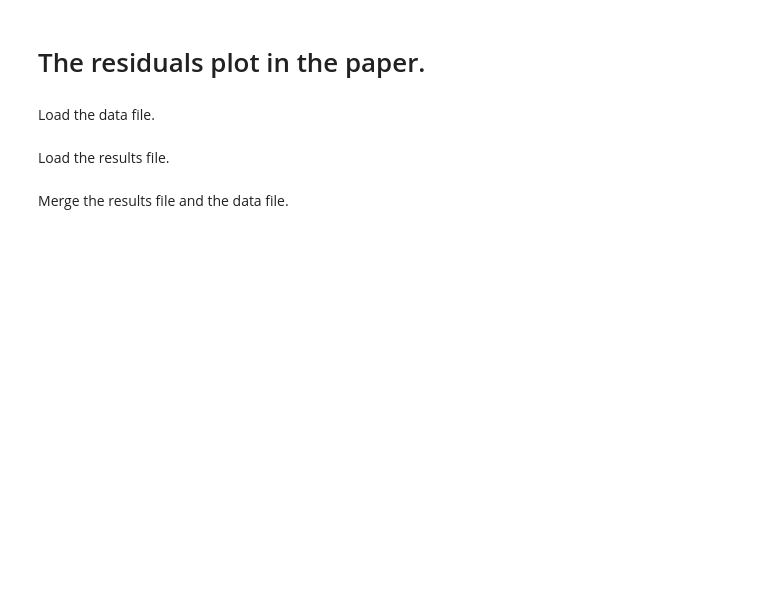
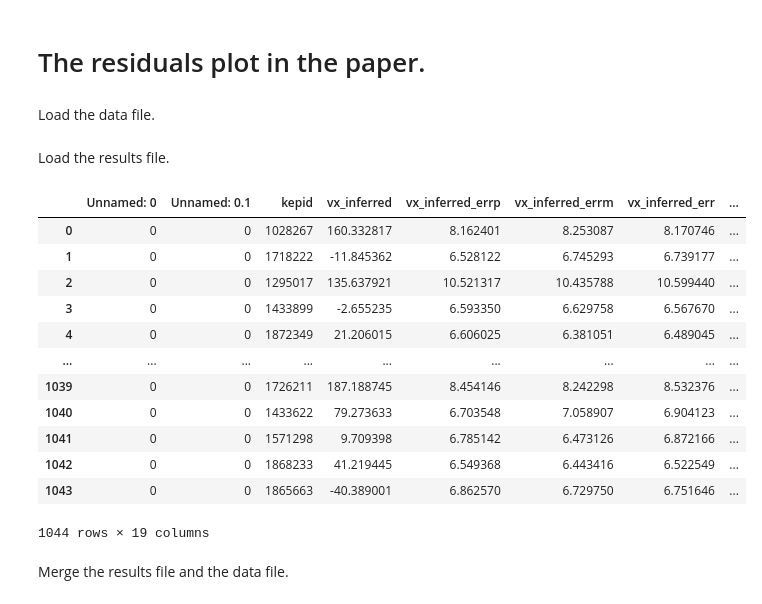
Before and after one commit to RuthAngus/kepler_kinematics, a Jupyter notebook: notebooks/Plot_residuals.ipynb, the cells around one changed output. Cells and saved outputs as stored; diff of their text form; code cells hidden in the pictures; blank space fills up the shorter version.

```diff
--- a/notebooks/Plot_residuals.ipynb
+++ b/notebooks/Plot_residuals.ipynb
@@ -24,7 +24,23 @@ df = pd.read_csv("../kepler_kinematics/gaia_kepler_lamost.csv")
 # %% [markdown]
 Load the results file.
 # %%
-results = pd.read_csv("../data/all_kepler_all.csv")
+results = pd.read_csv("../data/all_kepler.csv")
+# %%
+results
+# %% [output]
+|  | Unnamed: 0 | Unnamed: 0.1 | kepid | vx_inferred | vx_inferred_errp | vx_inferred_errm | vx_inferred_err | ... |
+| 0 | 0 | 0 | 1028267 | 160.332817 | 8.162401 | 8.253087 | 8.170746 | ... |
+| 1 | 0 | 0 | 1718222 | -11.845362 | 6.528122 | 6.745293 | 6.739177 | ... |
+| 2 | 0 | 0 | 1295017 | 135.637921 | 10.521317 | 10.435788 | 10.599440 | ... |
+| 3 | 0 | 0 | 1433899 | -2.655235 | 6.593350 | 6.629758 | 6.567670 | ... |
+| 4 | 0 | 0 | 1872349 | 21.206015 | 6.606025 | 6.381051 | 6.489045 | ... |
+| ... | ... | ... | ... | ... | ... | ... | ... | ... |
+| 1039 | 0 | 0 | 1726211 | 187.188745 | 8.454146 | 8.242298 | 8.532376 | ... |
+| 1040 | 0 | 0 | 1433622 | 79.273633 | 6.703548 | 7.058907 | 6.904123 | ... |
+| 1041 | 0 | 0 | 1571298 | 9.709398 | 6.785142 | 6.473126 | 6.872166 | ... |
+| 1042 | 0 | 0 | 1868233 | 41.219445 | 6.549368 | 6.443416 | 6.522549 | ... |
+| 1043 | 0 | 0 | 1865663 | -40.389001 | 6.862570 | 6.729750 | 6.751646 | ... |
+1044 rows × 19 columns
 # %% [markdown]
 Merge the results file and the data file.
 # %%
```
Also changed, not shown: parts of 5 cells of this notebook, 4 other files.
